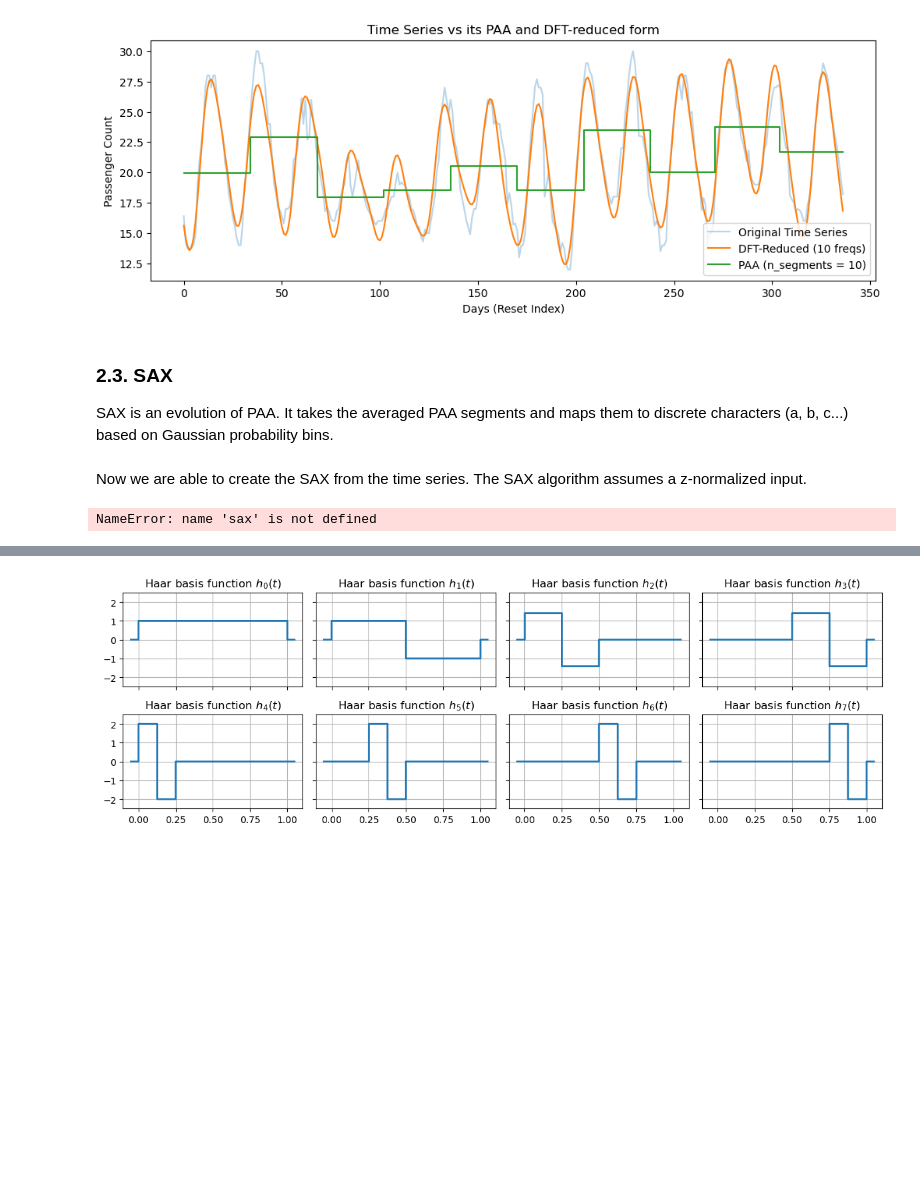
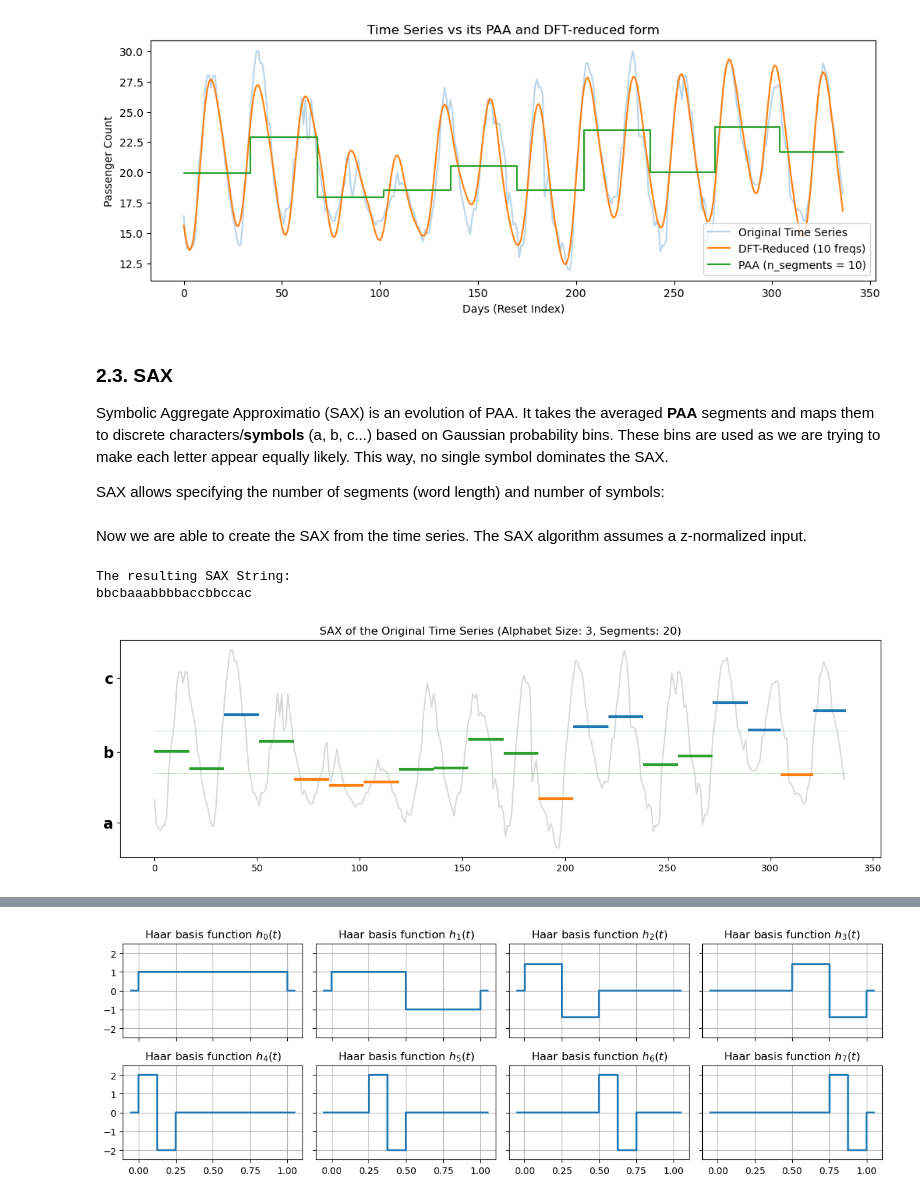
Before and after one commit to moritzspuehler/unibz-tsa-lecture-examples, a Jupyter notebook: tsa02_representation.ipynb, the cells around one changed output, grey strips where cells are left out. Drawn from its saved outputs; the diff is of its cells as text; code cells hidden in the pictures; blank space fills up the shorter version.

```diff
--- a/tsa02_representation.ipynb
+++ b/tsa02_representation.ipynb
@@ -347,7 +353,9 @@ plt.show()
 # %% [markdown]
 ### 2.3. SAX
 
-SAX is an evolution of PAA. It takes the averaged PAA segments and maps them to discrete characters (a, b, c...) based on Gaussian probability bins.
+Symbolic Aggregate Approximatio (SAX) is an evolution of PAA. It takes the averaged **PAA** segments and maps them to discrete characters/**symbols** (a, b, c...) based on Gaussian probability bins. These bins are used as we are trying to make each letter appear equally likely. This way, no single symbol dominates the SAX.
+
+SAX allows specifying the number of segments (word length) and number of symbols:
 # %%
 import string
 from scipy.stats import norm
@@ -376,7 +384,7 @@ def sax(X, n_segments, n_bins, return_paa=False):
 Now we are able to create the SAX from the time series. The SAX algorithm assumes a z-normalized input.
 # %%
 n_bins = 3
-n_segments = 5 # Replaced window_size
+n_segments = 20 # Replaced window_size
 
 # Assuming your sax function is now updated to take n_segments
 X_sax, X_paa, paa_lens = sax(znorm(ts_data.values), n_segments=n_segments, n_bins=n_bins, return_paa=True)
@@ -392,34 +400,36 @@ plt.plot(znorm(ts_data.values), alpha=0.3, color='gray')
 # Draw the horizontal bin thresholds
 bins = norm.ppf(np.linspace(0, 1, n_bins + 1)[1:-1])
 plt.hlines(bins, 0, len(ts_data.values), color='g', linestyles='--', linewidth=0.5, alpha=0.5)
 
 # --- THE FIX: Calculate exact start and end points for variable-length segments ---
 x_maxs = np.cumsum(paa_lens)                       # Ends: [len1, len1+len2, len1+len2+len3...]
 x_mins = np.concatenate(([0], x_maxs[:-1]))        # Starts: [0, len1, len1+len2...]
 
 cmap = plt.get_cmap('tab10')
 
 # Draw the colored PAA segments
 plt.hlines(X_paa,
            x_mins,
            x_maxs,
            colors=[cmap(ord(char) % n_bins) for char in X_sax],
            linewidth=3 # Made slightly thicker so the colors pop
            )
 
 # Format the Y-axis to show the SAX letters (a, b, c...) inside the bins
 y_min = znorm(ts_data.values).min() - 0.5
 y_max = znorm(ts_data.values).max() + 0.5
 
 extended_bounds = np.concatenate(([y_min], bins, [y_max]))
 bin_centers = (extended_bounds[:-1] + extended_bounds[1:]) / 2
 plt.yticks(ticks=bin_centers, labels=np.unique(list(X_sax)), fontsize=16, fontweight='bold')
 
 plt.title(f"SAX of the Original Time Series (Alphabet Size: {n_bins}, Segments: {n_segments})")
 plt.tight_layout()
 plt.show()
 # %% [output]
-NameError: name 'sax' is not defined
+The resulting SAX String:
+bbcbaaabbbbaccbbccac
+[figure, added]
 # %% [markdown]
 ### 2.4. Additional: Wavelets
 
```
Also changed, not shown: parts of 26 cells of this notebook.
